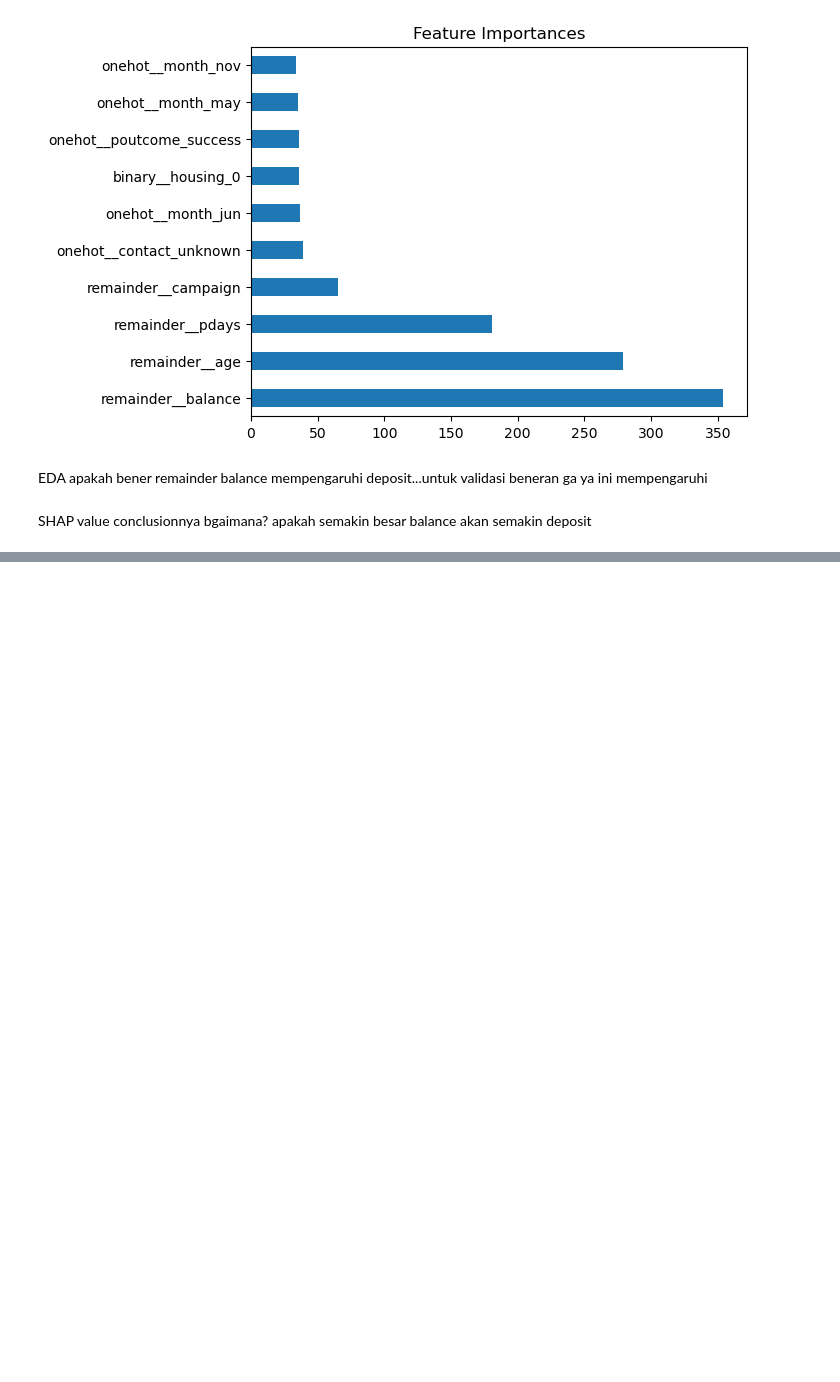
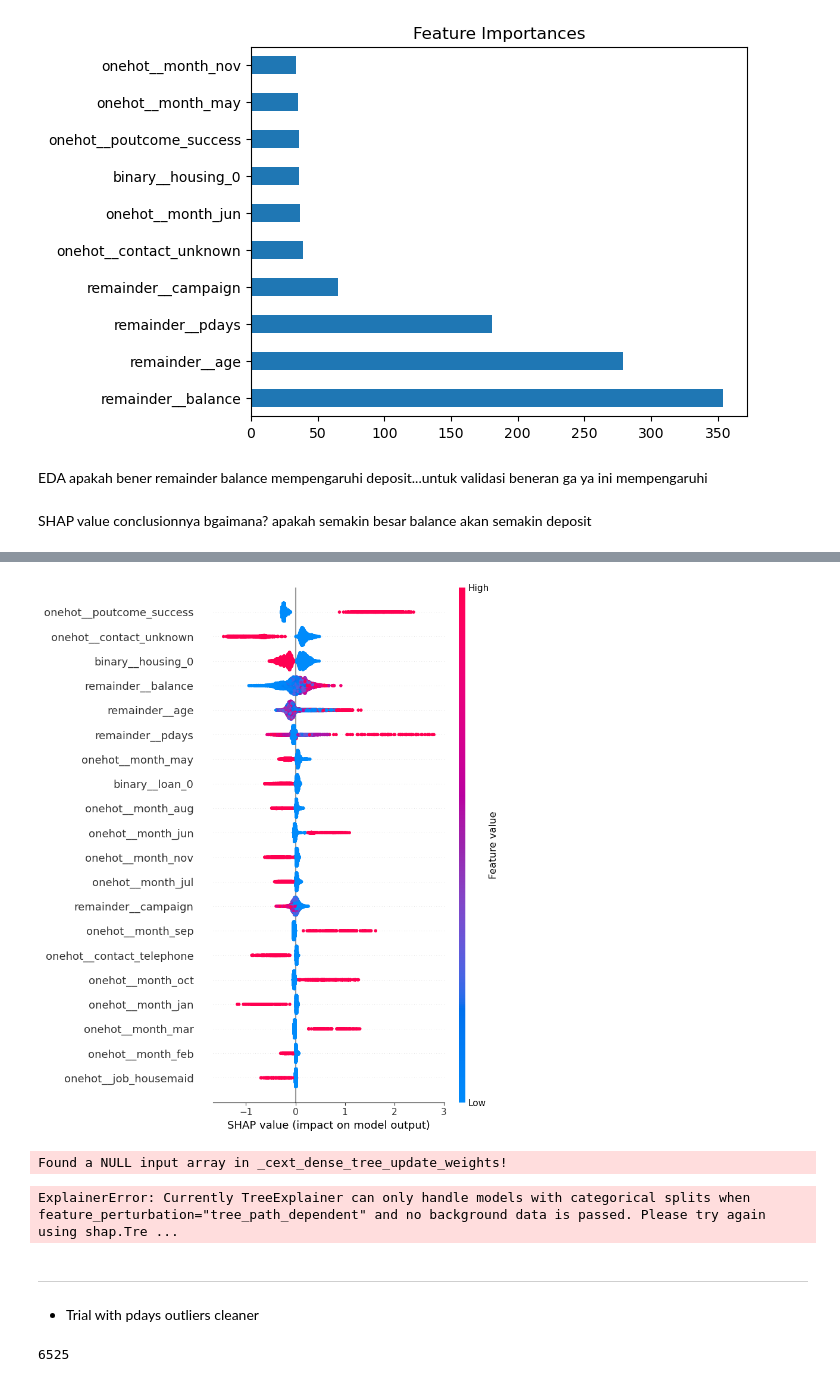
Before and after one commit to tdarum/BankCampaign, a Jupyter notebook: Capstone Project Module 3 Theresia.ipynb, the cells around one changed output, grey strips where cells are left out. Drawn from its saved outputs; the diff is of its cells as text; code cells hidden in the pictures; blank space fills up the shorter version.

```diff
--- a/Capstone Project Module 3 Theresia.ipynb
+++ b/Capstone Project Module 3 Theresia.ipynb
@@ -857,0 +862,26 @@ Rows after dropping outliers: 6572
+# %%
+# List of columns to check for outliers
+columns_to_check = ['age', 'balance', 'campaign']
+
+# Create a mask to filter out the outliers
+mask = pd.Series([True] * df.shape[0], index=df.index)
+
+for column in columns_to_check:
+    # Calculate Q1, Q3, and IQR
+    Q1 = df[column].quantile(0.25)
+    Q3 = df[column].quantile(0.75)
+    IQR = Q3 - Q1
+
+    # Define the lower and upper bounds
+    lower_bound = Q1 - 1.5 * IQR
+    upper_bound = Q3 + 1.5 * IQR
+
+    # Update the mask to exclude the outliers in each column
+    mask &= (df[column] >= lower_bound) & (df[column] <= upper_bound)
+
+# Apply the mask to filter out the outliers
+df_cleaned = df[mask].reset_index(drop=True)  # Resetting the index to avoid index misalignment
+
+# Optionally, you can print the number of rows before and after dropping outliers
+print(f"Rows before dropping outliers: {df.shape[0]}")
+print(f"Rows after dropping outliers: {df_cleaned.shape[0]}")
@@ -1169,7 +1205,7 @@ hyperparam_space2=[{
     'model__random_state': [42]
 }]
 # %%
-grid = GridSearchCV(estimator, n_jobs=-1, param_grid=hyperparam_space, scoring='roc_auc', cv=StratifiedKFold(n_splits=10, shuffle=True, random_state=42))
+grid = GridSearchCV(estimator, n_jobs=-1, param_grid=hyperparam_space, scoring='precision', cv=StratifiedKFold(n_splits=10, shuffle=True, random_state=42))
 # %% [markdown]
 pakai randomsearch tapi pakai range lalu dinaikin 2 lalu pakai grid search untuk optimasi. perlu belajar lagi tentang hyper parameter definitionnya
 # %%
@@ -1316,0 +1375,40 @@ SHAP value conclusionnya bgaimana? apakah semakin besar balance akan semakin dep
+# %%
+
+# Transform the training data using the transformer
+x_train_transformed = transformer.fit_transform(x_train)
+
+# Initialize the SHAP explainer without a background dataset
+explainer = shap.TreeExplainer(best_model['model'], feature_perturbation="tree_path_dependent")
+
+# Calculate SHAP values
+shap_values = explainer.shap_values(x_train_transformed)
+
+# Plot the SHAP summary plot
+shap.summary_plot(shap_values, x_train_transformed, feature_names=transformer.get_feature_names_out())
+# %% [output]
+[figure, added]
+# %%
+
+import matplotlib.pyplot as plt
+
+# Get the trained LightGBM model from the pipeline
+lgbm_model = best_model.named_steps['model']
+
+# Initialize SHAP explainer for the LightGBM model
+explainer = shap.Explainer(lgbm_model, x_test)
+
+# Calculate SHAP values for the test set
+shap_values = explainer(x_test)
+
+# Summary plot of SHAP values
+shap.summary_plot(shap_values, x_test, plot_type="bar")  # Bar plot for feature importance
+shap.summary_plot(shap_values, x_test)  # Detailed summary plot
+
+# SHAP force plot for a single prediction (e.g., the first observation)
+shap.force_plot(explainer.expected_value[1], shap_values[1], x_test.iloc[0, :])
+# %% [output]
+Found a NULL input array in _cext_dense_tree_update_weights!
+ExplainerError: Currently TreeExplainer can only handle models with categorical splits when feature_perturbation="tree_path_dependent" and no background data is passed. Please try again using shap.Tre ...
+# %% [markdown]
+-----------
+- Trial with pdays outliers cleaner
@@ -1316,0 +1436,4 @@ SHAP value conclusionnya bgaimana? apakah semakin besar balance akan semakin dep
+# %%
+df_cleaned_no_outliers.shape[0]
+# %% [output]
+6525
```
Also changed, not shown: parts of 31 cells of this notebook.
